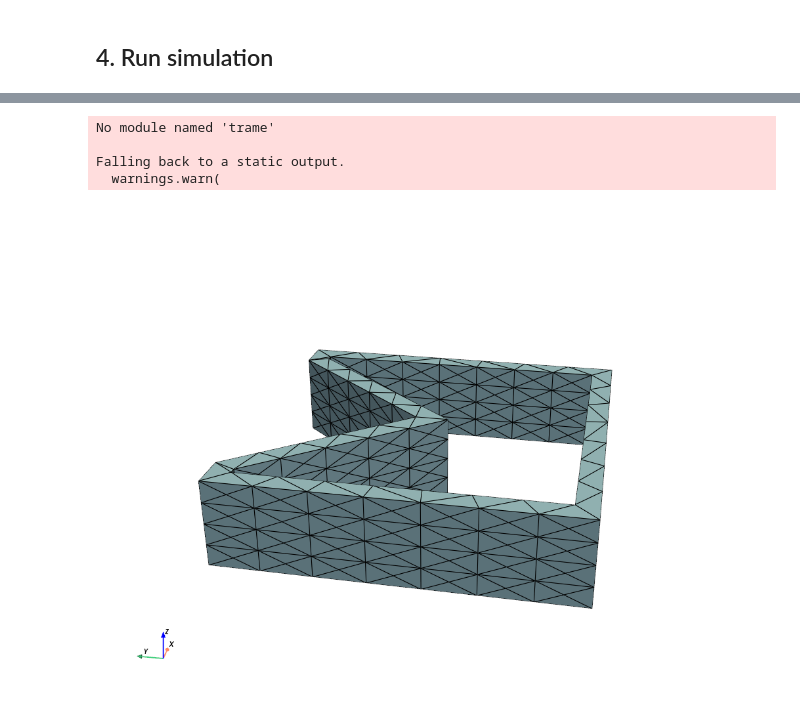
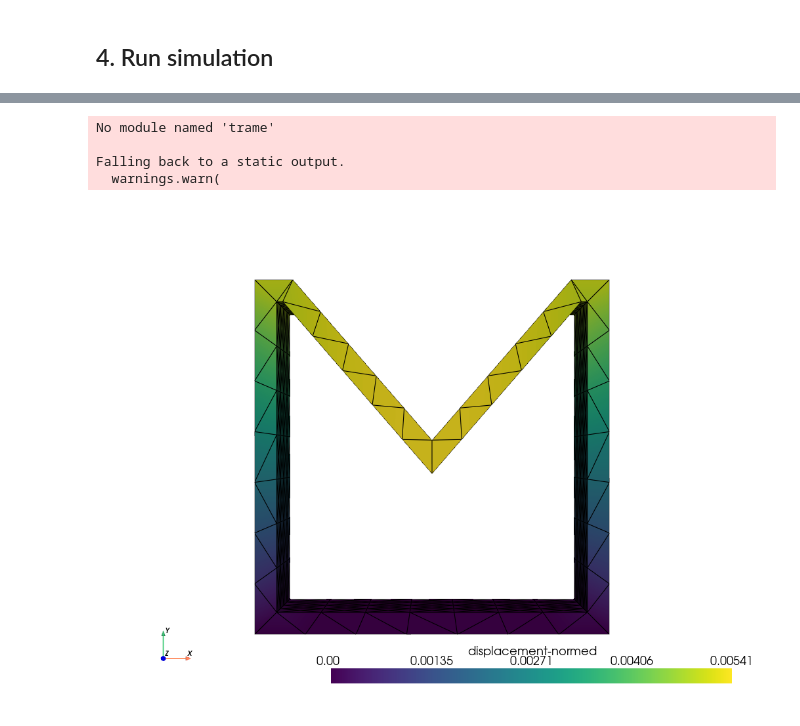
Before and after one commit to BAMresearch/amworkflow, a Jupyter notebook: examples/toy/toy.ipynb, the cells around one changed output, grey strips where cells are left out. Cells and saved outputs as stored; diff of their text form; code cells hidden in the pictures.

```diff
--- a/examples/toy/toy.ipynb
+++ b/examples/toy/toy.ipynb
@@ -268,11 +268,12 @@ min u -0.005413063600323132
 # %%
 # display xdmf
 mesh = pv.read(OUTPUT / f"{OUTPUT_NAME}_sim_structure.xdmf")
 #mesh.plot(cpos='xz', show_edges=True)
-mesh.plot(cpos=[-10, -2, 5], show_edges=True)
+#mesh.plot(cpos=[-10, -2, 5], show_edges=True, scalars="displacement")
+mesh.plot(cpos='xy', show_edges=True, scalars="displacement")
 # %% [output]
 No module named 'trame'
 
 Falling back to a static output.
   warnings.warn(
-[figure, old version]
+[figure, new version]
```
Also changed, not shown: 9 other files.
